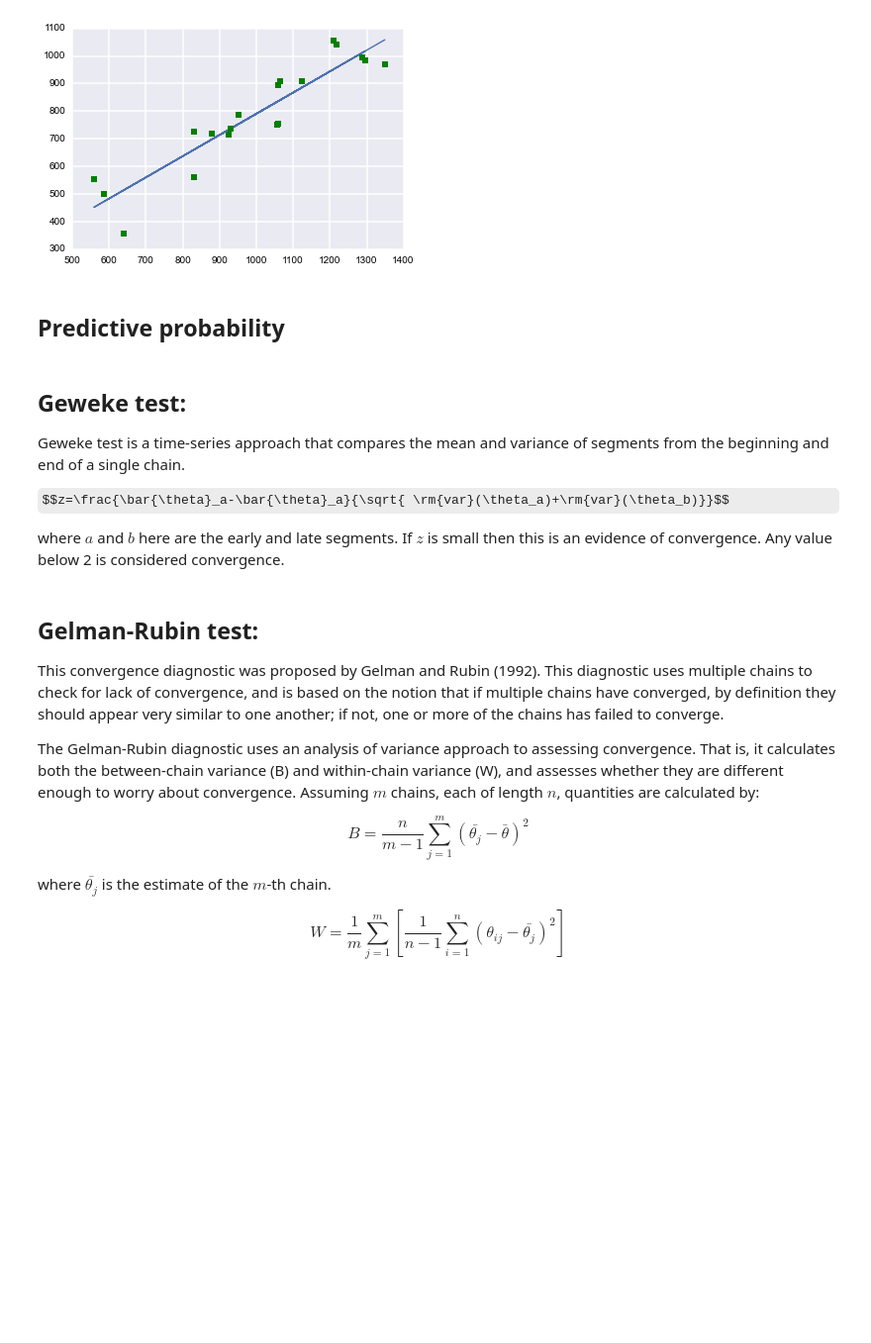
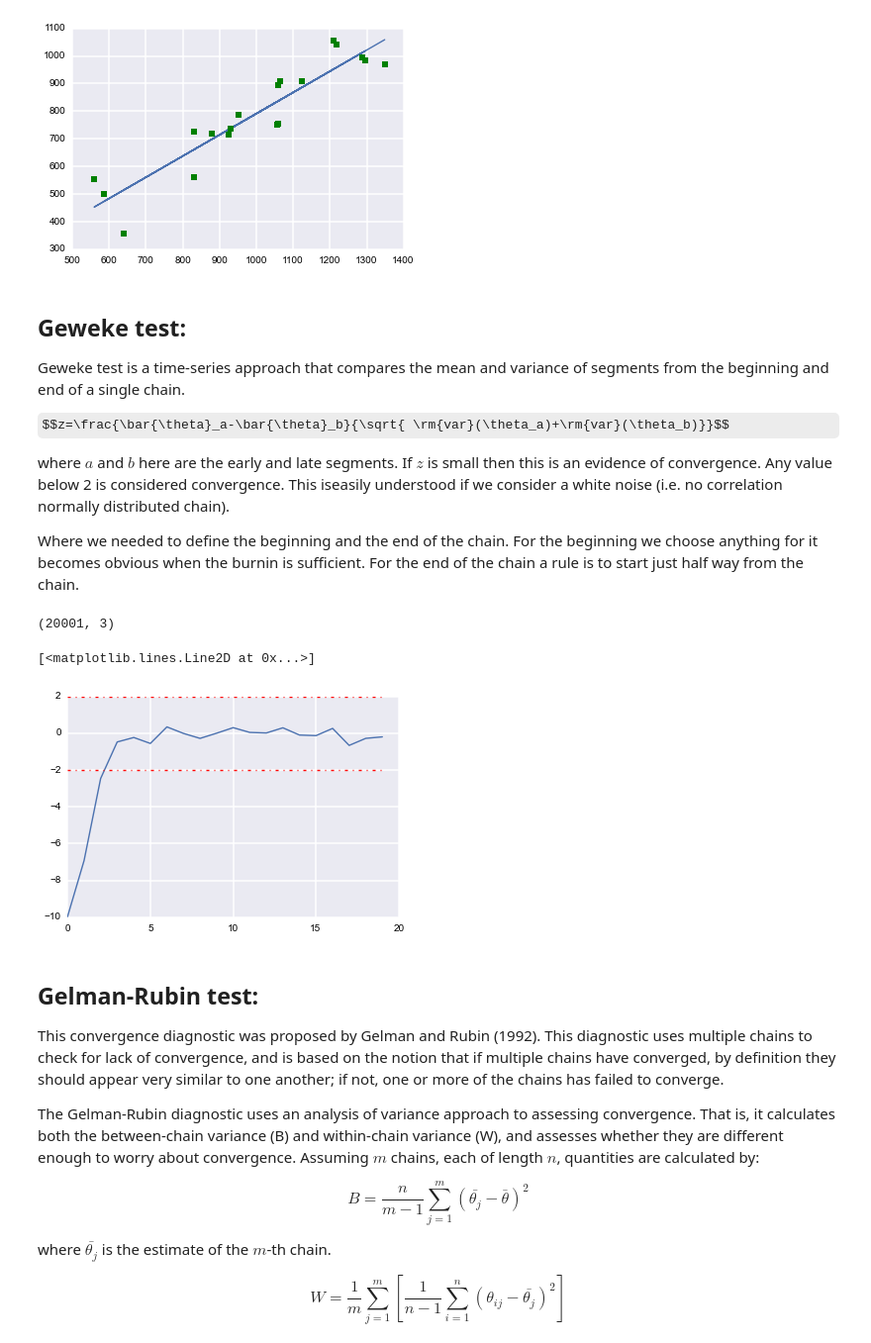
Before and after one commit to AM207/Site, a Jupyter notebook: am207/content/notebooks/Lecture8_MCMC_tests.ipynb, the cells around one changed output. Shown at 99% size. Saved outputs shown, nothing was run; the diff lists cells and outputs as text; code cells hidden in the pictures; some formulas as TeX source; blank space fills up the shorter version.

```diff
--- a/am207/content/notebooks/Lecture8_MCMC_tests.ipynb
+++ b/am207/content/notebooks/Lecture8_MCMC_tests.ipynb
@@ -413,13 +451,13 @@ plt.plot(X, W, 'gs')
 # %% [output]
 [<matplotlib.lines.Line2D at 0x...>]
 [figure]
-# %% [markdown]
-## Predictive probability
 # %% [markdown]
 ## Geweke test:
 Geweke test is a time-series approach that compares the mean and variance of segments from the beginning and end of a single chain.
 
-$$z=\frac{\bar{\theta}_a-\bar{\theta}_a}{\sqrt{ \rm{var}(\theta_a)+\rm{var}(\theta_b)}}$$
+$$z=\frac{\bar{\theta}_a-\bar{\theta}_b}{\sqrt{ \rm{var}(\theta_a)+\rm{var}(\theta_b)}}$$
 
 where $a$ and $b$ here are the early and late segments. If $z$ is small then this is an evidence of convergence.
-Any value below 2 is considered convergence.
+Any value below 2 is considered convergence. This iseasily understood if we consider a white noise (i.e. no correlation normally distributed chain).
+
+Where we needed to define the beginning and the end of the chain. For the beginning we choose anything for it becomes obvious when the burnin is sufficient. For the end of the chain a rule is to start just half way from the chain.
@@ -428,3 +464,40 @@ Any value below 2 is considered convergence.
+# %%
+def Geweke(trace, intervals=20, length=200, first=0.1*len(trace)):
+    # take two parts of the chain.
+    # subsample lenght
+    nsl=length
+
+    z =np.empty(intervals)
+    for k in np.arange(0, intervals):
+        # beg of each sub samples
+        bega=first+k*length
+        begb = len(trace)/2 + k*length
+
+
+
+        sub_trace_a = trace[bega:bega+nsl]
+        sub_trace_b = trace[begb:begb+nsl]
+
+
+        theta_a = np.mean(sub_trace_a)
+        theta_b = np.mean(sub_trace_b)
+        var_a  = np.var(sub_trace_a)
+        var_b  = np.var(sub_trace_b)
+
+        z[k] = (theta_a-theta_b)/np.sqrt( var_a + var_b)
+
+    return z
+
+print trace.shape
+z = Geweke(trace[:,1], first=1000, length=300)
+
+plt.plot( [2]*len(z), 'r-.')
+plt.plot(z)
+plt.plot( [-2]*len(z), 'r-.')
+# %% [output]
+(20001, 3)
+[<matplotlib.lines.Line2D at 0x...>]
+[figure, added]
 # %% [markdown]
 ## Gelman-Rubin  test:
 
```
Also changed, not shown: parts of 40 cells of this notebook.
